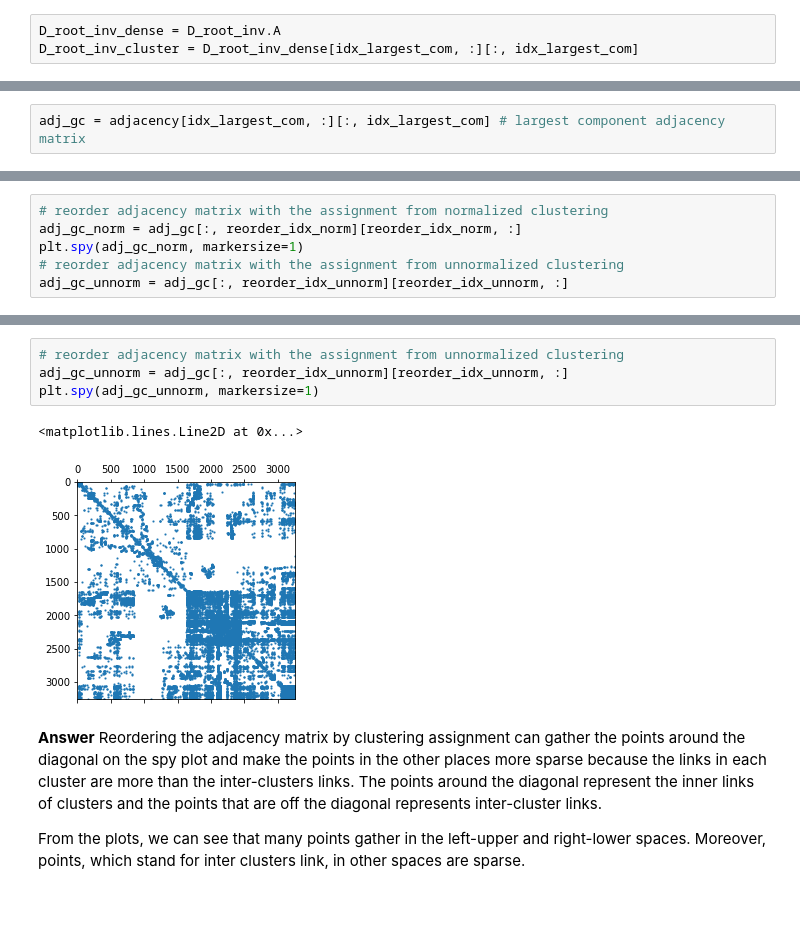
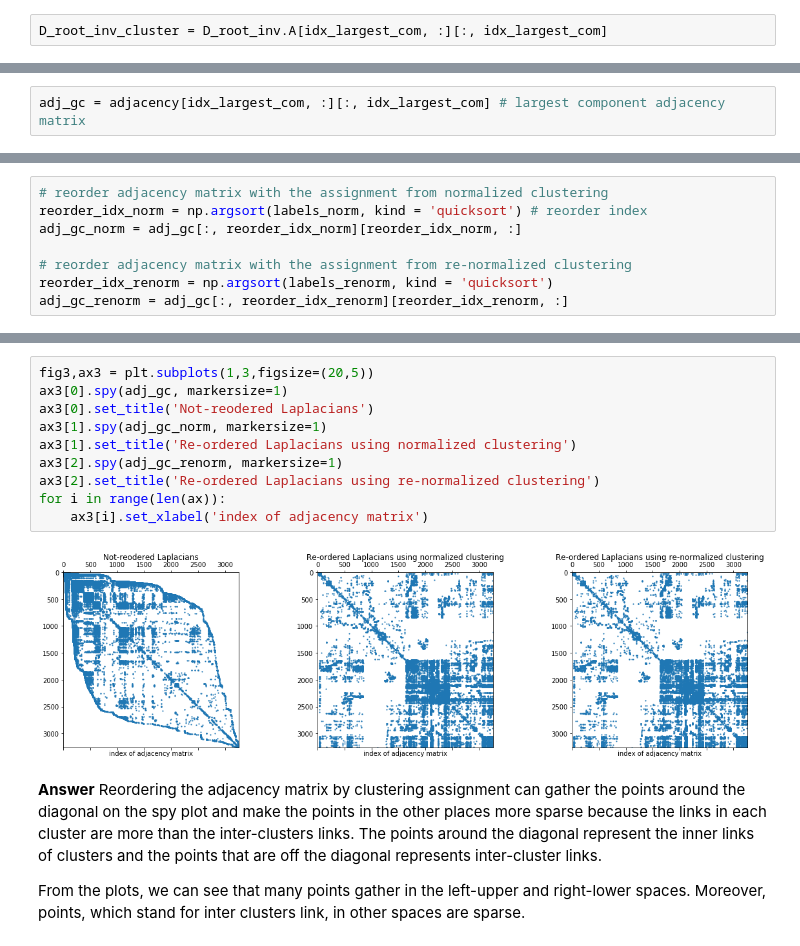
Before and after one commit to ownzonefeng/ntds_groupwork, a Jupyter notebook: Milestone3/3_spectral_graph_theory.ipynb, the cells around one changed output, grey strips where cells are left out. Saved outputs shown, nothing was run; the diff lists cells and outputs as text; blank space fills up the shorter version.

```diff
--- a/Milestone3/3_spectral_graph_theory.ipynb
+++ b/Milestone3/3_spectral_graph_theory.ipynb
@@ -387,8 +389,7 @@ Labels are [0. 1.]
 # %% [markdown]
 ### Fiedler vector partition - renormalized
 # %%
-D_root_inv_dense = D_root_inv.A
-D_root_inv_cluster = D_root_inv_dense[idx_largest_com, :][:, idx_largest_com]
+D_root_inv_cluster = D_root_inv.A[idx_largest_com, :][:, idx_largest_com]
 # %%
 F = D_root_inv_cluster @ eig_vector_kmeans # Compute F vector
 # %%
@@ -415,6 +406,8 @@ reorder_idx_unnorm = np.argsort(labels_unnorm, kind = 'quicksort')
 # %%
 # reorder adjacency matrix with the assignment from normalized clustering
+reorder_idx_norm = np.argsort(labels_norm, kind = 'quicksort') # reorder index
 adj_gc_norm = adj_gc[:, reorder_idx_norm][reorder_idx_norm, :]
-plt.spy(adj_gc_norm, markersize=1)
-# reorder adjacency matrix with the assignment from unnormalized clustering
-adj_gc_unnorm = adj_gc[:, reorder_idx_unnorm][reorder_idx_unnorm, :]
+
+# reorder adjacency matrix with the assignment from re-normalized clustering
+reorder_idx_renorm = np.argsort(labels_renorm, kind = 'quicksort')
+adj_gc_renorm = adj_gc[:, reorder_idx_renorm][reorder_idx_renorm, :]
@@ -423,10 +414,15 @@ adj_gc_unnorm = adj_gc[:, reorder_idx_unnorm][reorder_idx_unnorm, :]
-# %%
-# reorder adjacency matrix with the assignment from unnormalized clustering
-adj_gc_unnorm = adj_gc[:, reorder_idx_unnorm][reorder_idx_unnorm, :]
-plt.spy(adj_gc_unnorm, markersize=1)
-# %% [output]
-<matplotlib.lines.Line2D at 0x...>
-[figure, removed]
+# %%
+fig3,ax3 = plt.subplots(1,3,figsize=(20,5))
+ax3[0].spy(adj_gc, markersize=1)
+ax3[0].set_title('Not-reodered Laplacians')
+ax3[1].spy(adj_gc_norm, markersize=1)
+ax3[1].set_title('Re-ordered Laplacians using normalized clustering')
+ax3[2].spy(adj_gc_renorm, markersize=1)
+ax3[2].set_title('Re-ordered Laplacians using re-normalized clustering')
+for i in range(len(ax)):
+    ax3[i].set_xlabel('index of adjacency matrix')
+# %% [output]
+[figure, added]
 # %% [markdown]
 **Answer** Reordering the adjacency matrix by clustering assignment can gather the points around the diagonal on the spy plot and make the points in the other places more sparse because the links in each cluster are more than the inter-clusters links. The points around the diagonal represent the inner links of clusters and the points that are off the diagonal represents inter-cluster links.
 
```
Also changed, not shown: parts of 14 cells of this notebook.
